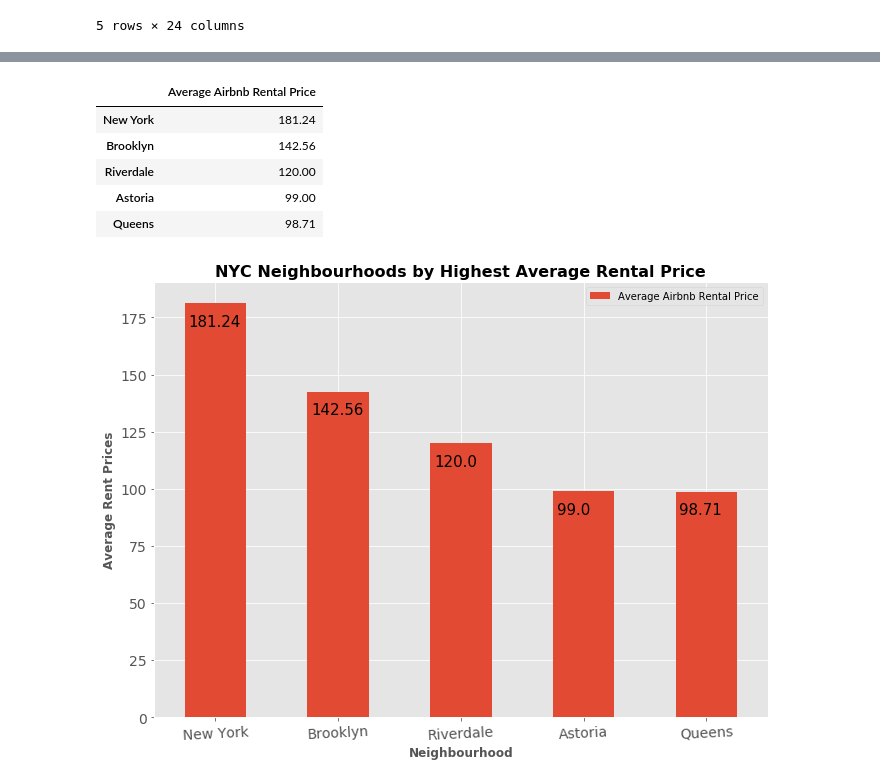
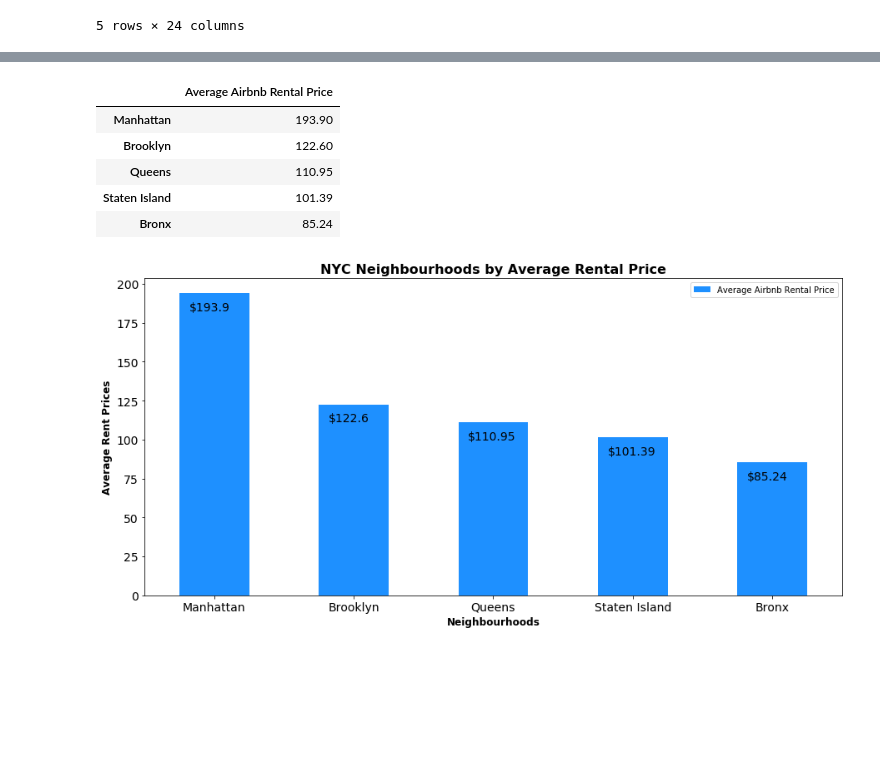
Before and after one commit to areselian/Project1_Group2, a Jupyter notebook: NYC Airbnb Listing Analysis.ipynb, the cells around one changed output, grey strips where cells are left out. Saved outputs shown, nothing was run; the diff lists cells and outputs as text; code cells hidden in the pictures; blank space fills up the shorter version.

```diff
--- a/NYC Airbnb Listing Analysis.ipynb
+++ b/NYC Airbnb Listing Analysis.ipynb
@@ -298,0 +271,3 @@ top_NYC_neighbourhoods_by_city
+# %%
+NYC_by_neighbourhoods_group = pd.DataFrame(NYC_by_neighbourhoods_group)
+NYC_by_neighbourhoods_group
@@ -299,6 +281,6 @@ top_NYC_neighbourhoods_by_city
 # %%
-top_NYC_neighbourhoods_by_city = top_NYC_neighbourhoods_by_city.rename(columns={'City': "Number of Listings"})
-top_NYC_neighbourhoods_by_city.head()
+NYC_by_neighbourhoods_group = NYC_by_neighbourhoods_group.rename(columns={'neighbourhood_group_cleansed': "Number of Listings"})
+NYC_by_neighbourhoods_group
 #top_NYC_neighbourhoods_by_city.sum()
 # %% [output]
 |  | Number of Listings |
@@ -320,5 +300,5 @@ Name: Number of Listings, dtype: int64
 # %%
-ax = top5_NYC_neighbourhoods_by_city.plot(kind='barh', figsize=(8, 5), color= '#8699bf', zorder=2, width=0.85)
+ax = NYC_by_neighbourhoods_group.plot(kind='barh', figsize=(8, 5), color= '#0060c0', zorder=2, width=0.85)
 
 ax.spines['right'].set_visible(False)
 ax.spines['top'].set_visible(False)
@@ -345,6 +325,7 @@ for i in ax.patches:
     ax.text(i.get_width()+.6, i.get_y()+.45, \
             str(i.get_width()), fontsize=12,fontweight='bold',
 color='dimgrey')
+
 # def autolabel(rects):
 #     """Attach a text label above each bar in *rects*, displaying its height."""
 
@@ -355,4 +336,8 @@ color='dimgrey')
 #                     xytext=(0, 3),  # 3 points vertical offset
 #                     textcoords="offset points",
 #                     ha='center', va='bottom')
+
+
+
+plt.savefig("Total Number of Airbnb Listings by NYC Boroughs.png")
 # %% [output]
@@ -561,40 +487,48 @@ NY_Queens_by_price
-# %%
-NYC_neighbourhood_by_highest_price = pd.DataFrame({"Average Airbnb Rental Price":[181.24,142.56,120.00,99.00,98.71]},
-                                                   index=["New York","Brooklyn","Riverdale",
-                                                        "Astoria","Queens"])
-NYC_neighbourhood_by_highest_price
-# %% [output]
-|  | Average Airbnb Rental Price |
-| New York | 181.24 |
-| Brooklyn | 142.56 |
-| Riverdale | 120.00 |
-| Astoria | 99.00 |
-| Queens | 98.71 |
+# %%
+NYC_borough_by_avg_price = pd.DataFrame({"Average Airbnb Rental Price":[193.90, 122.60,110.95,101.39,85.24]},
+                                                   index=["Manhattan","Brooklyn","Queens",
+                                                        "Staten Island","Bronx"])
+NYC_borough_by_avg_price
+# %% [output]
+|  | Average Airbnb Rental Price |
+| Manhattan | 193.90 |
+| Brooklyn | 122.60 |
+| Queens | 110.95 |
+| Staten Island | 101.39 |
+| Bronx | 85.24 |
 # %%
-ax = NYC_neighbourhood_by_highest_price.plot.bar(rot=3,figsize=(11,8), fontsize=14)
-ax.set_alpha(0.8)
-plt.title("NYC Neighbourhoods by Highest Average Rental Price",color = 'black', fontsize=16, fontweight='bold' )
-plt.xlabel('Neighbourhood', fontsize=12,fontweight='bold')
+
+ax = NYC_borough_by_avg_price.plot.bar(rot=0,figsize=(15,7), fontsize=14, color='dodgerblue')
+#ax.set_alpha(0.8)
+plt.title("NYC Neighbourhoods by Average Rental Price",color = 'black', fontsize=16, fontweight='bold' )
+plt.xlabel('Neighbourhoods', fontsize=12,fontweight='bold')
 plt.ylabel("Average Rent Prices", fontsize=12, fontweight='bold')
 
-totals = []
+# totals = []
 
-# find the values and append to list
-for i in ax.patches:
-    totals.append(i.get_height())
+# # find the values and append to list
+# for i in ax.patches:
+#     totals.append(i.get_height())
 
-# set individual bar lables using above list
-total = sum(totals)
+# # set individual bar lables using above list
+# total = sum(totals)
 
 # set individual bar lables using above list
 for i in ax.patches:
     # get_x pulls left or right; get_height pushes up or down
-    ax.text(i.get_x()+0.03, i.get_height()-10, \
-            str(i.get_height()), fontsize=15,
+    ax.text(i.get_x()+0.07, i.get_height()-11, \
+            '$'+ str(i.get_height()), fontsize=14,
                 color='black')
+
+# Save the Figure
+plt.savefig("NYC Boroughs by Highest Average Rental Price.png")
+
+# Show the Figure
+plt.show()
+
 
 #plt.legend(labels=five_SF_neighbourhoods_df, loc='upper right')
 #add bar text labels
 #make bars blue
 # %% [output]
-[figure, old version]
+[figure, new version]
```
Also changed, not shown: parts of 37 cells of this notebook, 11 other files.
